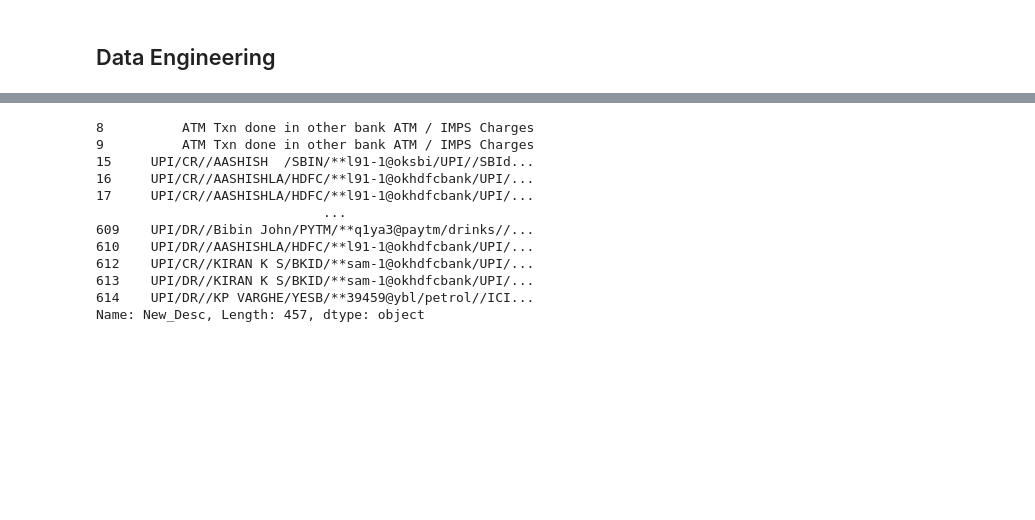
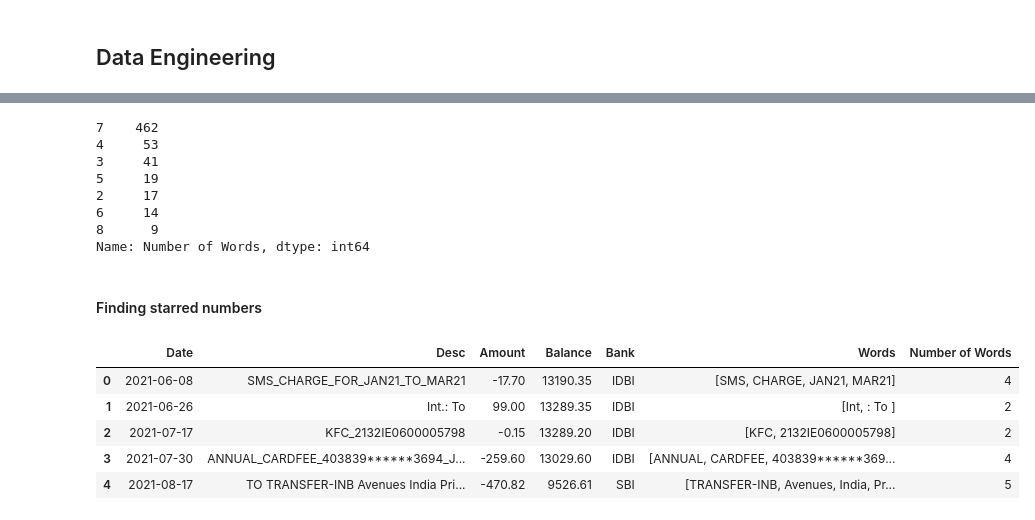
Before and after one commit to Ganesh4693/Financial-Analysis, a Jupyter notebook: Financial 2.0.ipynb, the cells around one changed output, grey strips where cells are left out. Drawn from its saved outputs; the diff is of its cells as text; code cells hidden in the pictures; blank space fills up the shorter version.

```diff
--- a/Financial 2.0.ipynb
+++ b/Financial 2.0.ipynb
@@ -257,15 +274,29 @@ Name: Upi_Id, dtype: int64
 # %%
-Banks7.loc[Banks7['Number of Words']==8,'New_Desc']
+Banks7['Number of Words']=Banks7.Words.apply(len)
+Banks7['Number of Words'].value_counts()
 # %% [output]
-8          ATM Txn done in other bank ATM / IMPS Charges
-9          ATM Txn done in other bank ATM / IMPS Charges
-15     UPI/CR//AASHISH  /SBIN/**l91-1@oksbi/UPI//SBId...
-16     UPI/CR//AASHISHLA/HDFC/**l91-1@okhdfcbank/UPI/...
-17     UPI/CR//AASHISHLA/HDFC/**l91-1@okhdfcbank/UPI/...
-                             ...
-609    UPI/DR//Bibin John/PYTM/**q1ya3@paytm/drinks//...
-610    UPI/DR//AASHISHLA/HDFC/**l91-1@okhdfcbank/UPI/...
-612    UPI/CR//KIRAN K S/BKID/**sam-1@okhdfcbank/UPI/...
-613    UPI/DR//KIRAN K S/BKID/**sam-1@okhdfcbank/UPI/...
-614    UPI/DR//KP VARGHE/YESB/**39459@ybl/petrol//ICI...
-Name: New_Desc, Length: 457, dtype: object
+7    462
+4     53
+3     41
+5     19
+2     17
+6     14
+8      9
+Name: Number of Words, dtype: int64
+# %% [markdown]
+#### Finding starred numbers
+# %%
+Banks8=Banks7.copy()
+# %%
+Banks8.Desc=Banks8.New_Desc
+# %%
+Banks8.drop(['Dates_Desc','Upi_Id','New_Desc','Nums_Desc'],axis=1,inplace=True)
+# %%
+Banks8.head()
+# %% [output]
+|  | Date | Desc | Amount | Balance | Bank | Words | Number of Words |
+| 0 | 2021-06-08 | SMS_CHARGE_FOR_JAN21_TO_MAR21 | -17.70 | 13190.35 | IDBI | [SMS, CHARGE, JAN21, MAR21] | 4 |
+| 1 | 2021-06-26 | Int.: To | 99.00 | 13289.35 | IDBI | [Int, : To ] | 2 |
+| 2 | 2021-07-17 | KFC_2132IE0600005798 | -0.15 | 13289.20 | IDBI | [KFC, 2132IE0600005798] | 2 |
+| 3 | 2021-07-30 | ANNUAL_CARDFEE_403839******3694_J... | -259.60 | 13029.60 | IDBI | [ANNUAL, CARDFEE, 403839******369... | 4 |
+| 4 | 2021-08-17 | TO TRANSFER-INB Avenues India Pri... | -470.82 | 9526.61 | SBI | [TRANSFER-INB, Avenues, India, Pr... | 5 |
```
Also changed, not shown: parts of 29 cells of this notebook.
